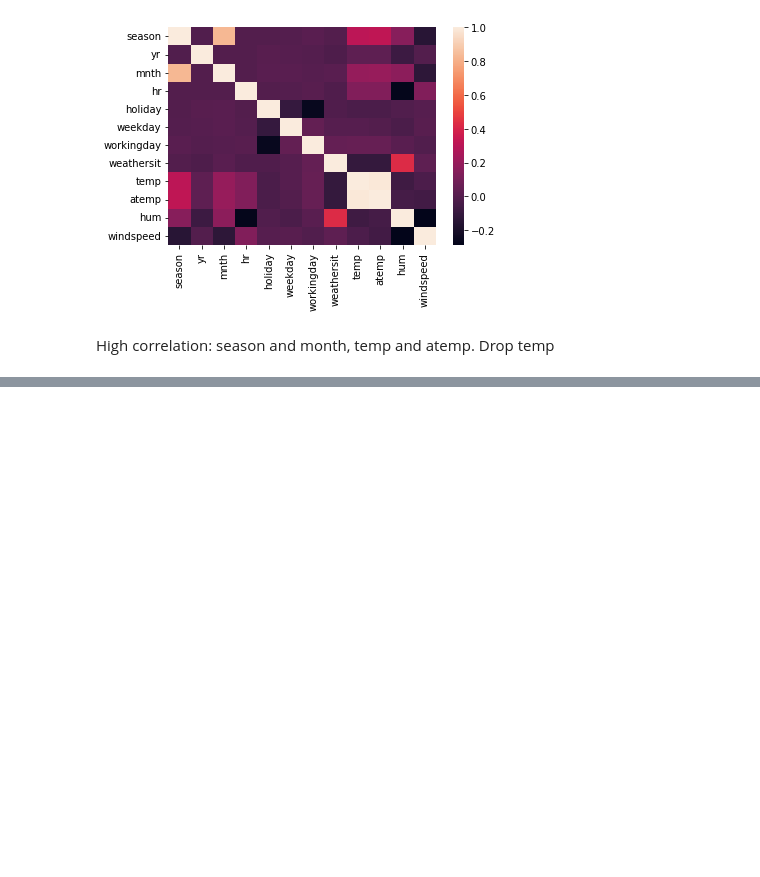
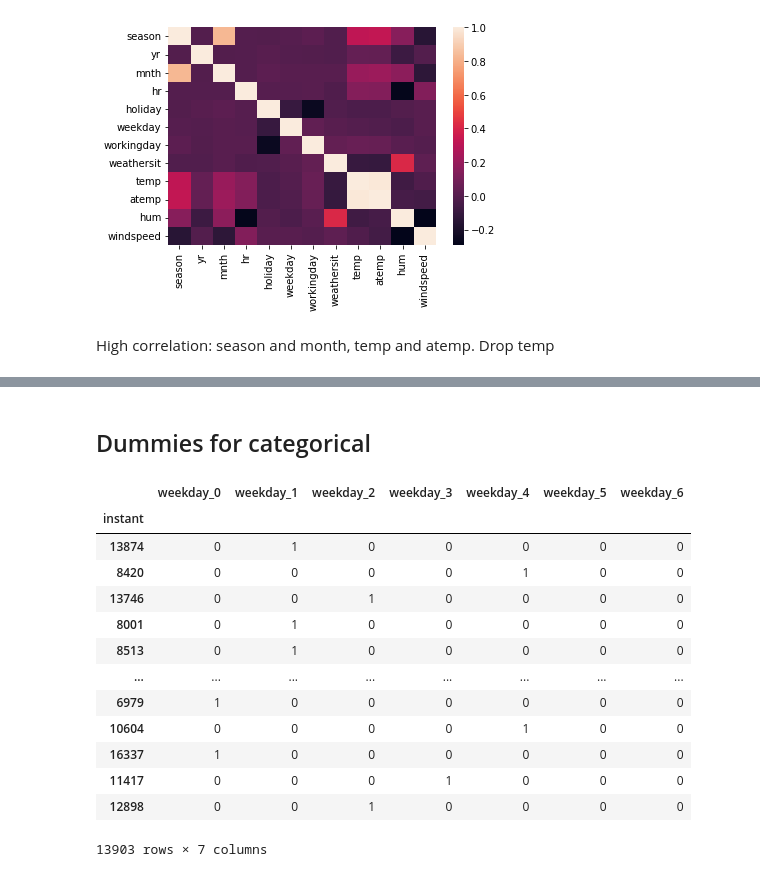
Before and after one commit to AlexeyMarg/ML_bicycle_sharing, a Jupyter notebook: bicycle_prediction.ipynb, the cells around one changed output, grey strips where cells are left out. Drawn from its saved outputs; the diff is of its cells as text; code cells hidden in the pictures; blank space fills up the shorter version.

```diff
--- a/bicycle_prediction.ipynb
+++ b/bicycle_prediction.ipynb
@@ -166,0 +167,20 @@ X_train.head()
+# %% [markdown]
+## Dummies for categorical
+# %%
+df_weekday_dummies = pd.get_dummies(X_train['weekday'], prefix='weekday')
+df_weekday_dummies
+# %% [output]
+|  | weekday_0 | weekday_1 | weekday_2 | weekday_3 | weekday_4 | weekday_5 | weekday_6 |
+| instant |  |  |  |  |  |  |  |
+| 13874 | 0 | 1 | 0 | 0 | 0 | 0 | 0 |
+| 8420 | 0 | 0 | 0 | 0 | 1 | 0 | 0 |
+| 13746 | 0 | 0 | 1 | 0 | 0 | 0 | 0 |
+| 8001 | 0 | 1 | 0 | 0 | 0 | 0 | 0 |
+| 8513 | 0 | 1 | 0 | 0 | 0 | 0 | 0 |
+| ... | ... | ... | ... | ... | ... | ... | ... |
+| 6979 | 1 | 0 | 0 | 0 | 0 | 0 | 0 |
+| 10604 | 0 | 0 | 0 | 0 | 1 | 0 | 0 |
+| 16337 | 1 | 0 | 0 | 0 | 0 | 0 | 0 |
+| 11417 | 0 | 0 | 0 | 1 | 0 | 0 | 0 |
+| 12898 | 0 | 0 | 1 | 0 | 0 | 0 | 0 |
+13903 rows × 7 columns
```
Also changed, not shown: parts of 8 cells of this notebook.
